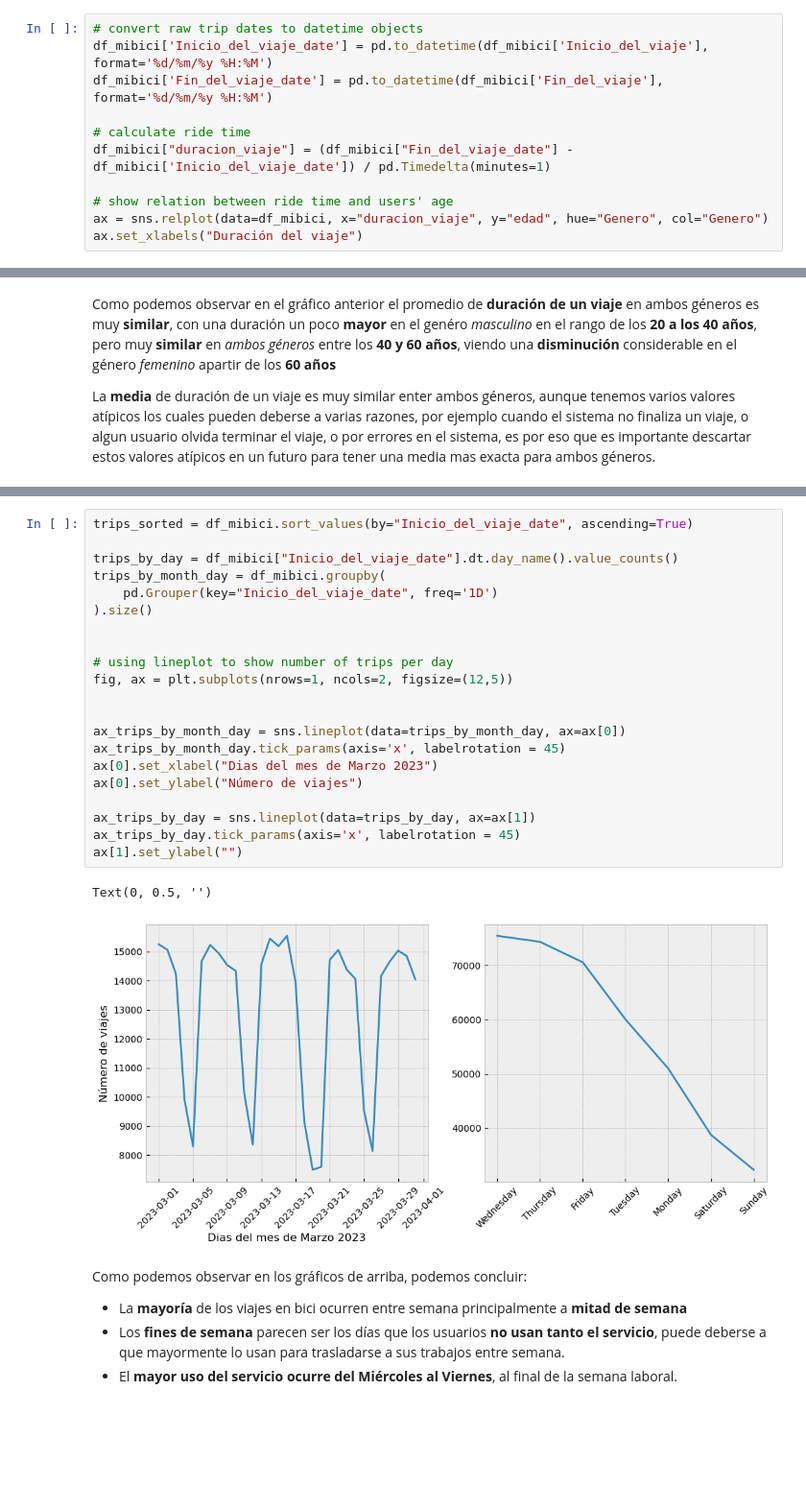
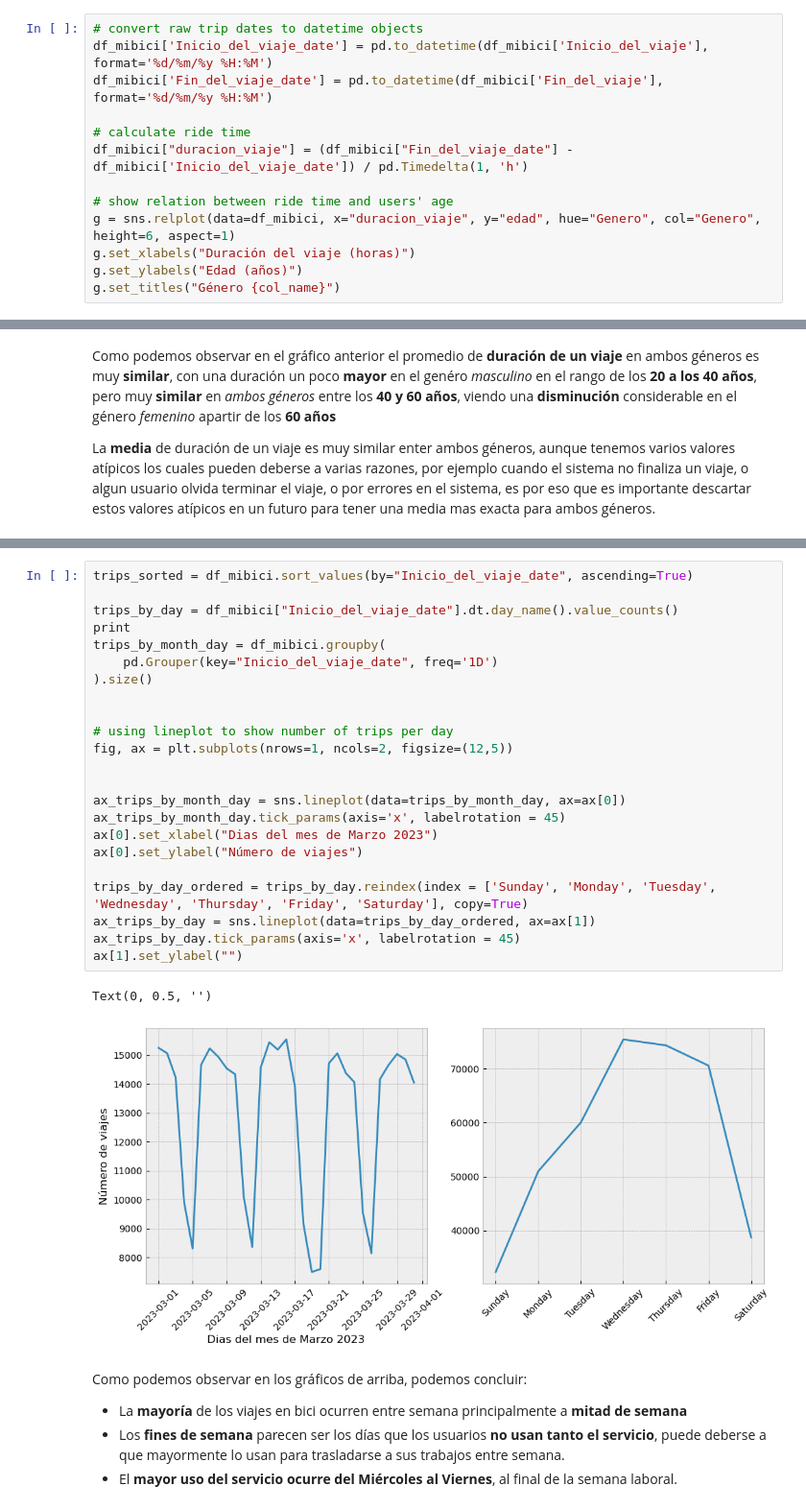
Before and after one commit to Oscarz90/data-science, a Jupyter notebook: coderhouse/challenge_two/notebooks/Visualizacion_Martinez_Sanchez.ipynb, the cells around one changed output, grey strips where cells are left out. Shown at 96% size. Cells and saved outputs as stored; diff of their text form; blank space fills up the shorter version.

```diff
--- a/coderhouse/challenge_two/notebooks/Visualizacion_Martinez_Sanchez.ipynb
+++ b/coderhouse/challenge_two/notebooks/Visualizacion_Martinez_Sanchez.ipynb
@@ -94,10 +104,12 @@ df_mibici['Inicio_del_viaje_date'] = pd.to_datetime(df_mibici['Inicio_del_viaje'
 df_mibici['Fin_del_viaje_date'] = pd.to_datetime(df_mibici['Fin_del_viaje'], format='%d/%m/%y %H:%M')
 
 # calculate ride time
-df_mibici["duracion_viaje"] = (df_mibici["Fin_del_viaje_date"] - df_mibici['Inicio_del_viaje_date']) / pd.Timedelta(minutes=1)
+df_mibici["duracion_viaje"] = (df_mibici["Fin_del_viaje_date"] - df_mibici['Inicio_del_viaje_date']) / pd.Timedelta(1, 'h')
 
 # show relation between ride time and users' age
-ax = sns.relplot(data=df_mibici, x="duracion_viaje", y="edad", hue="Genero", col="Genero")
-ax.set_xlabels("Duración del viaje")
+g = sns.relplot(data=df_mibici, x="duracion_viaje", y="edad", hue="Genero", col="Genero", height=6, aspect=1)
+g.set_xlabels("Duración del viaje (horas)")
+g.set_ylabels("Edad (años)")
+g.set_titles("Género {col_name}")
 # %% [output]
 <seaborn.axisgrid.FacetGrid at 0x...>
@@ -116,27 +134,29 @@ La **media** de duración de un viaje es muy similar enter ambos géneros, aunqu
 # %%
 trips_sorted = df_mibici.sort_values(by="Inicio_del_viaje_date", ascending=True)
 
 trips_by_day = df_mibici["Inicio_del_viaje_date"].dt.day_name().value_counts()
+print
 trips_by_month_day = df_mibici.groupby(
     pd.Grouper(key="Inicio_del_viaje_date", freq='1D')
 ).size()
 
 
 # using lineplot to show number of trips per day
 fig, ax = plt.subplots(nrows=1, ncols=2, figsize=(12,5))
 
 
 ax_trips_by_month_day = sns.lineplot(data=trips_by_month_day, ax=ax[0])
 ax_trips_by_month_day.tick_params(axis='x', labelrotation = 45)
 ax[0].set_xlabel("Dias del mes de Marzo 2023")
 ax[0].set_ylabel("Número de viajes")
 
-ax_trips_by_day = sns.lineplot(data=trips_by_day, ax=ax[1])
+trips_by_day_ordered = trips_by_day.reindex(index = ['Sunday', 'Monday', 'Tuesday', 'Wednesday', 'Thursday', 'Friday', 'Saturday'], copy=True)
+ax_trips_by_day = sns.lineplot(data=trips_by_day_ordered, ax=ax[1])
 ax_trips_by_day.tick_params(axis='x', labelrotation = 45)
 ax[1].set_ylabel("")
 # %% [output]
 Text(0, 0.5, '')
-[figure, old version]
+[figure, new version]
 # %% [markdown]
 Como podemos observar en los gráficos de arriba, podemos concluir:
 * La **mayoría** de los viajes en bici ocurren entre semana principalmente a **mitad de semana**
```
Also changed, not shown: parts of 10 cells of this notebook.
